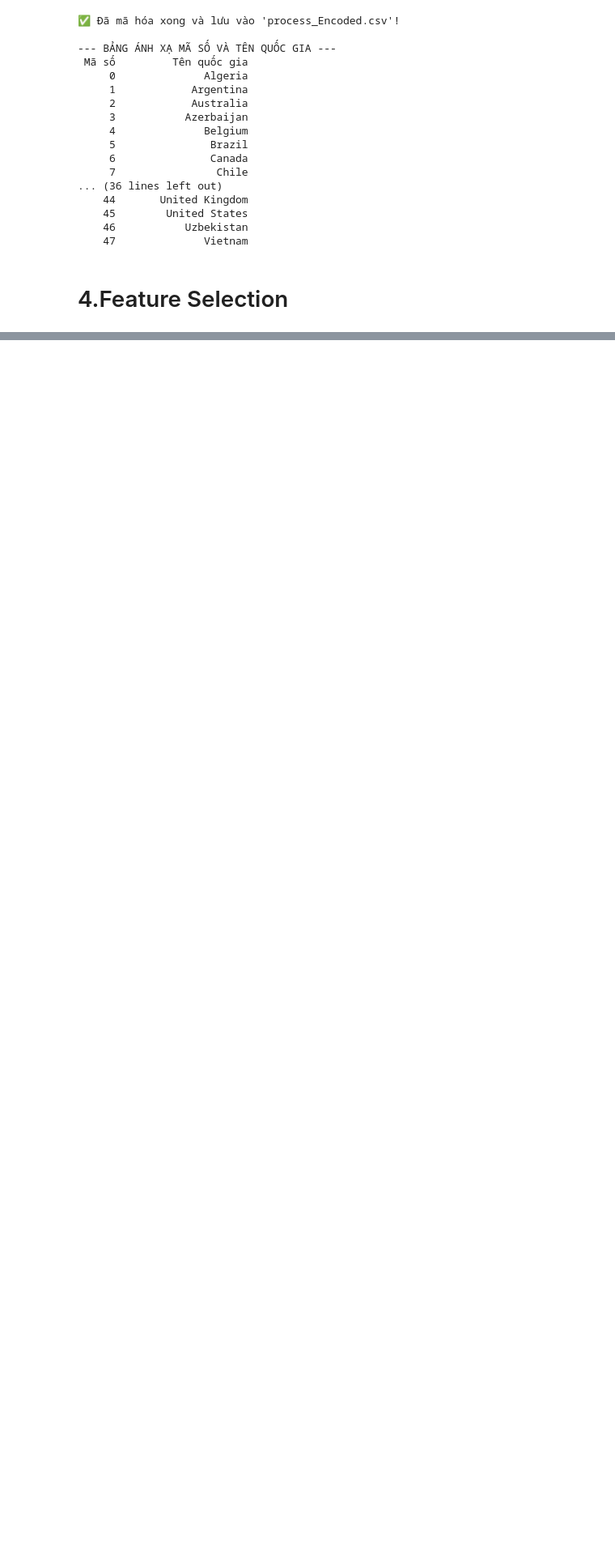
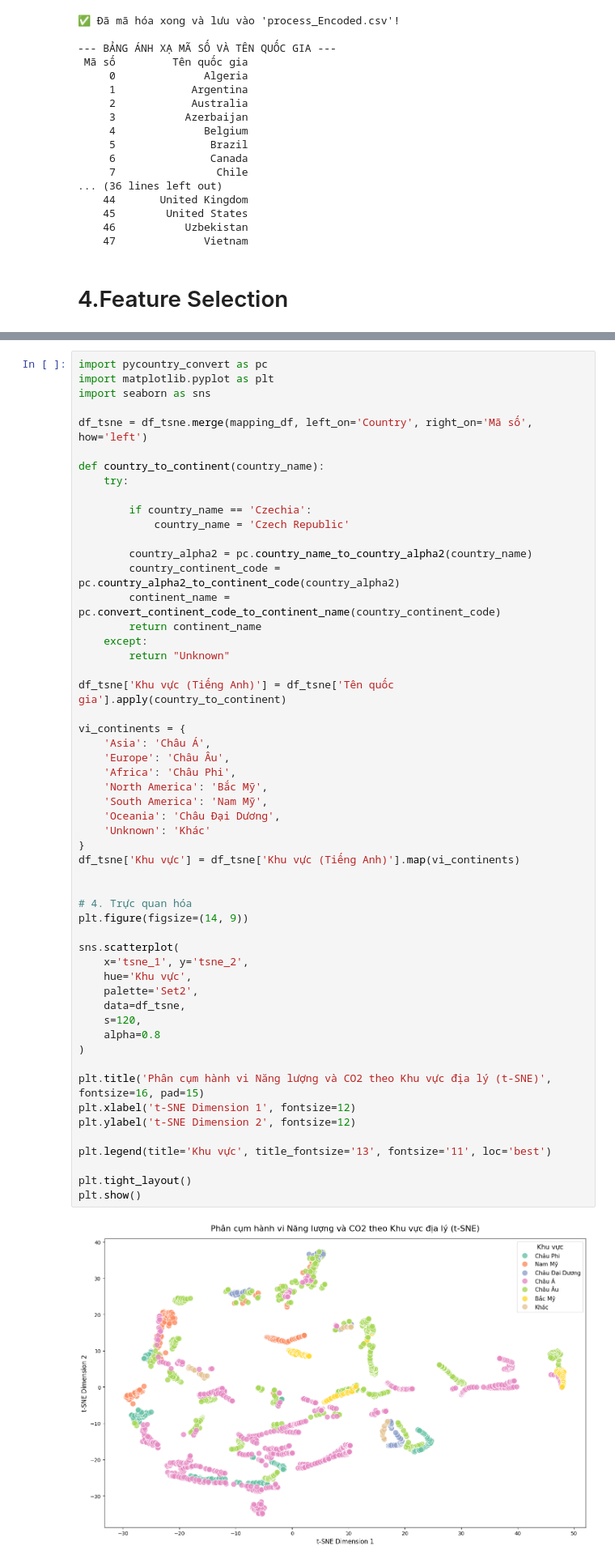
Before and after one commit to NganBui25/-CO2-Emissions-Prediction, a Jupyter notebook: full_data_crawler.ipynb, the cells around one changed output, grey strips where cells are left out. Shown at 81% size. Drawn from its saved outputs; the diff is of its cells as text; blank space fills up the shorter version.

```diff
--- a/full_data_crawler.ipynb
+++ b/full_data_crawler.ipynb
@@ -801,0 +943,56 @@ print(mapping_df.to_string(index=False))
+# %%
+import pycountry_convert as pc
+import matplotlib.pyplot as plt
+import seaborn as sns
+
+df_tsne = df_tsne.merge(mapping_df, left_on='Country', right_on='Mã số', how='left')
+
+def country_to_continent(country_name):
+    try:
+
+        if country_name == 'Czechia':
+            country_name = 'Czech Republic'
+
+        country_alpha2 = pc.country_name_to_country_alpha2(country_name)
+        country_continent_code = pc.country_alpha2_to_continent_code(country_alpha2)
+        continent_name = pc.convert_continent_code_to_continent_name(country_continent_code)
+        return continent_name
+    except:
+        return "Unknown"
+
+df_tsne['Khu vực (Tiếng Anh)'] = df_tsne['Tên quốc gia'].apply(country_to_continent)
+
+vi_continents = {
+    'Asia': 'Châu Á',
+    'Europe': 'Châu Âu',
+    'Africa': 'Châu Phi',
+    'North America': 'Bắc Mỹ',
+    'South America': 'Nam Mỹ',
+    'Oceania': 'Châu Đại Dương',
+    'Unknown': 'Khác'
+}
+df_tsne['Khu vực'] = df_tsne['Khu vực (Tiếng Anh)'].map(vi_continents)
+
+
+# 4. Trực quan hóa
+plt.figure(figsize=(14, 9))
+
+sns.scatterplot(
+    x='tsne_1', y='tsne_2',
+    hue='Khu vực',
+    palette='Set2',
+    data=df_tsne,
+    s=120,
+    alpha=0.8
+)
+
+plt.title('Phân cụm hành vi Năng lượng và CO2 theo Khu vực địa lý (t-SNE)', fontsize=16, pad=15)
+plt.xlabel('t-SNE Dimension 1', fontsize=12)
+plt.ylabel('t-SNE Dimension 2', fontsize=12)
+
+plt.legend(title='Khu vực', title_fontsize='13', fontsize='11', loc='best')
+
+plt.tight_layout()
+plt.show()
+# %% [output]
+[figure, added]
```
Also changed, not shown: parts of 11 cells of this notebook.
